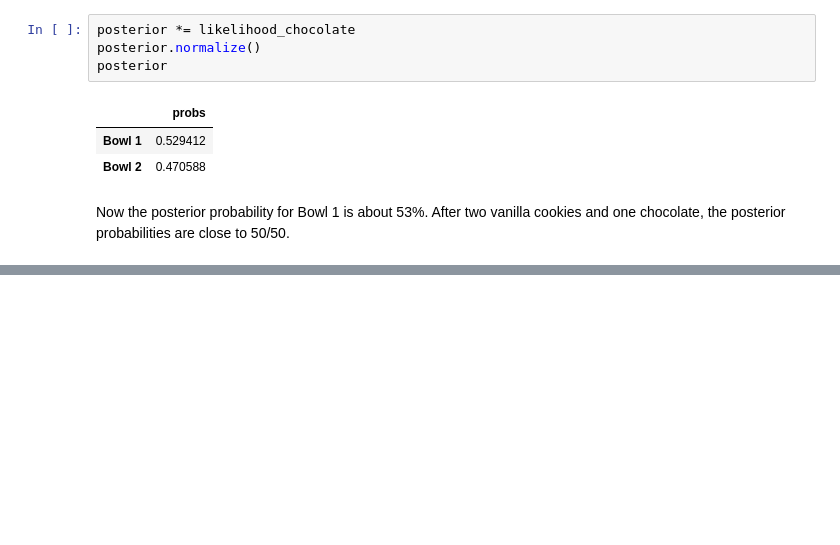
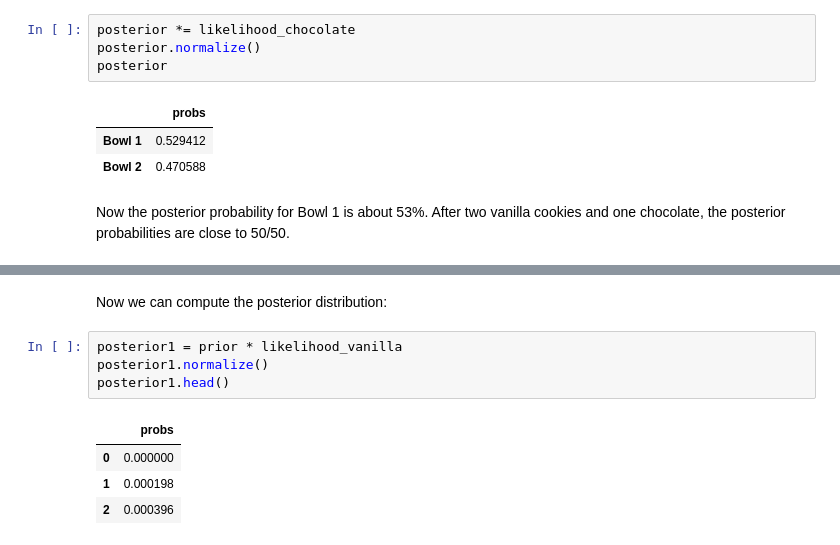
Before and after one commit to bea-sirowy/Python-tutorials, a Jupyter notebook: Bayes02_distributions.ipynb, the cells around one changed output, grey strips where cells are left out. Saved outputs shown, nothing was run; the diff lists cells and outputs as text; blank space fills up the shorter version.

```diff
--- a/Bayes02_distributions.ipynb
+++ b/Bayes02_distributions.ipynb
@@ -187,0 +255,11 @@ cookies and one chocolate, the posterior probabilities are close to 50/50.
+# %% [markdown]
+Now we can compute the posterior distribution:
+# %%
+posterior1 = prior * likelihood_vanilla
+posterior1.normalize()
+posterior1.head()
+# %% [output]
+|  | probs |
+| 0 | 0.000000 |
+| 1 | 0.000198 |
+| 2 | 0.000396 |
```
Also changed, not shown: parts of 26 cells of this notebook.
